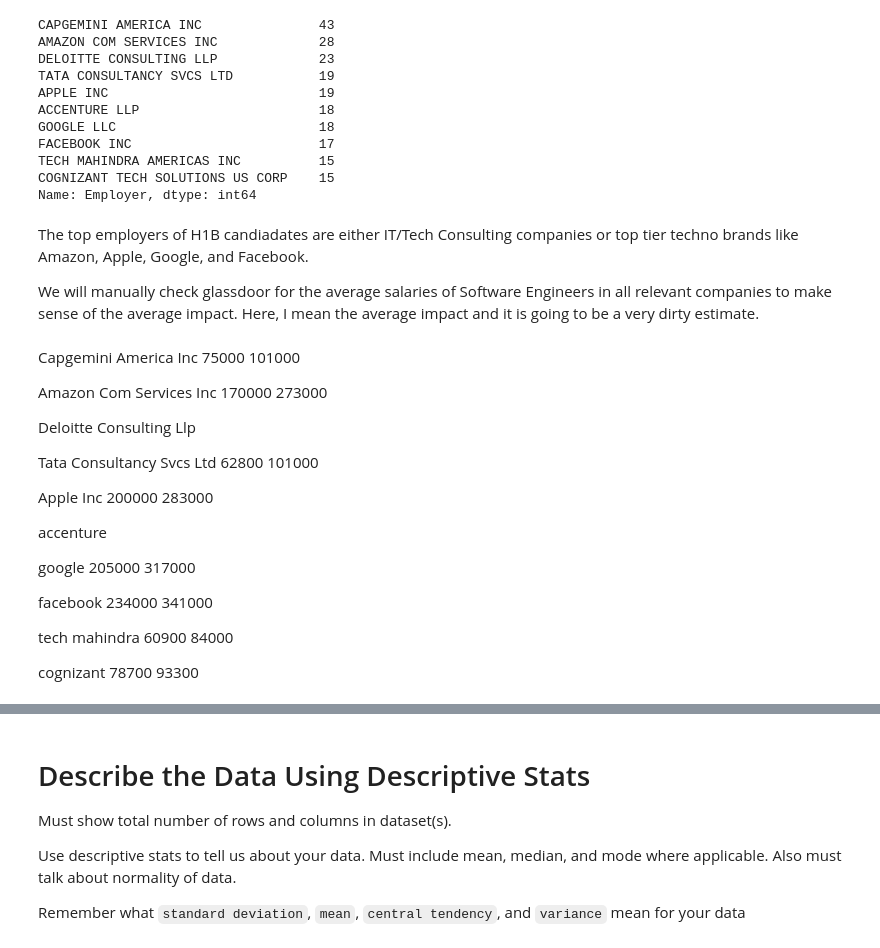
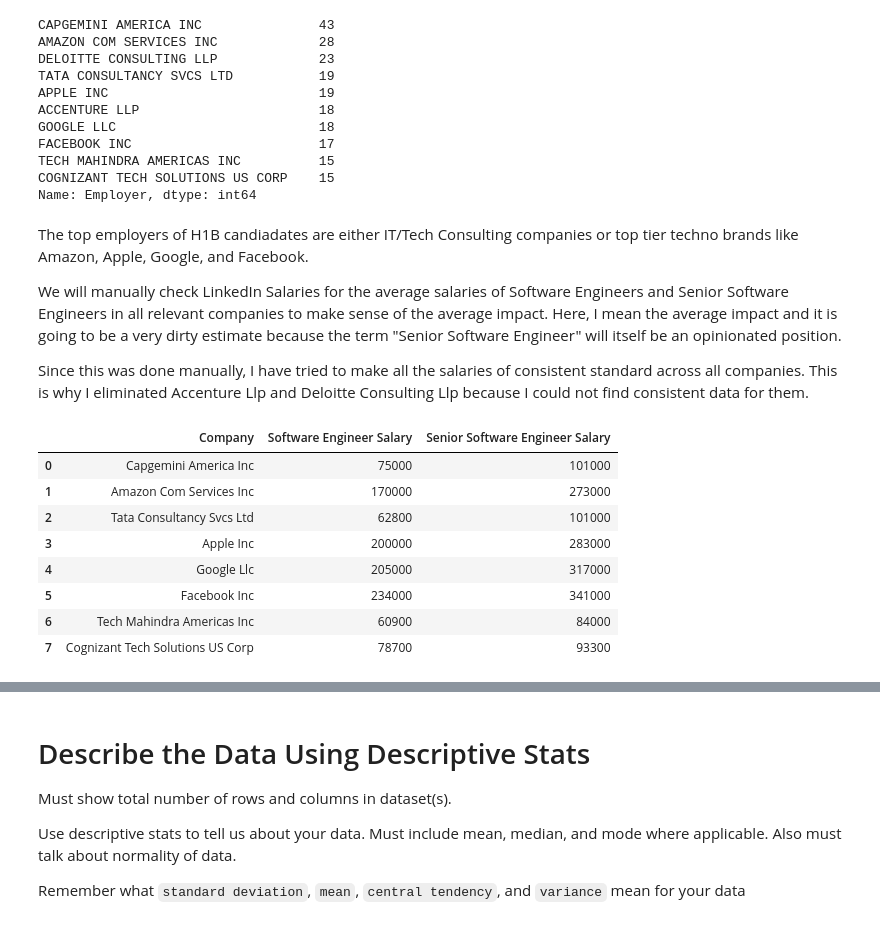
Before and after one commit to prabinspkt/h1b-swe, a Jupyter notebook: Prabin_Sapkota_Miniproject.ipynb, the cells around one changed output, grey strips where cells are left out. Drawn from its saved outputs; the diff is of its cells as text; code cells hidden in the pictures.

```diff
--- a/Prabin_Sapkota_Miniproject.ipynb
+++ b/Prabin_Sapkota_Miniproject.ipynb
@@ -299,41 +408,19 @@ Name: Employer, dtype: int64
 # %% [markdown]
 The top employers of H1B candiadates are either IT/Tech Consulting companies or top tier techno brands like Amazon, Apple, Google, and Facebook.
 
-We will manually check glassdoor for the average salaries of Software Engineers in all relevant companies to make sense of the average impact. Here, I mean the average impact and it is going to be a very dirty estimate.
+We will manually check LinkedIn Salaries for the average salaries of Software Engineers and Senior Software Engineers in all relevant companies to make sense of the average impact. Here, I mean the average impact and it is going to be a very dirty estimate because the term "Senior Software Engineer" will itself be an opinionated position.
+
+Since this was done manually, I have tried to make all the salaries of consistent standard across all companies. This is why I eliminated Accenture Llp and Deloitte Consulting Llp because I could not find consistent data for them.
-# %% [markdown]
-Capgemini America Inc
-75000
-101000
-
-Amazon Com Services Inc
-170000
-273000
-
-Deloitte Consulting Llp
-
-
-Tata Consultancy Svcs Ltd
-62800
-101000
-
-Apple Inc
-200000
-283000
-
-accenture
-
-google
-205000
-317000
-
-facebook
-234000
-341000
-
-tech mahindra
-60900
-84000
-
-cognizant
-78700
-93300
+# %%
+top_h1b_linked_salaries = pd.read_csv("linkedin_software_engineer_salaries.csv")
+top_h1b_linked_salaries
+# %% [output]
+|  | Company | Software Engineer Salary | Senior Software Engineer Salary |
+| 0 | Capgemini America Inc | 75000 | 101000 |
+| 1 | Amazon Com Services Inc | 170000 | 273000 |
+| 2 | Tata Consultancy Svcs Ltd | 62800 | 101000 |
+| 3 | Apple Inc | 200000 | 283000 |
+| 4 | Google Llc | 205000 | 317000 |
+| 5 | Facebook Inc | 234000 | 341000 |
+| 6 | Tech Mahindra Americas Inc | 60900 | 84000 |
+| 7 | Cognizant Tech Solutions US Corp | 78700 | 93300 |
```
Also changed, not shown: parts of 15 cells of this notebook, 1 other file.
